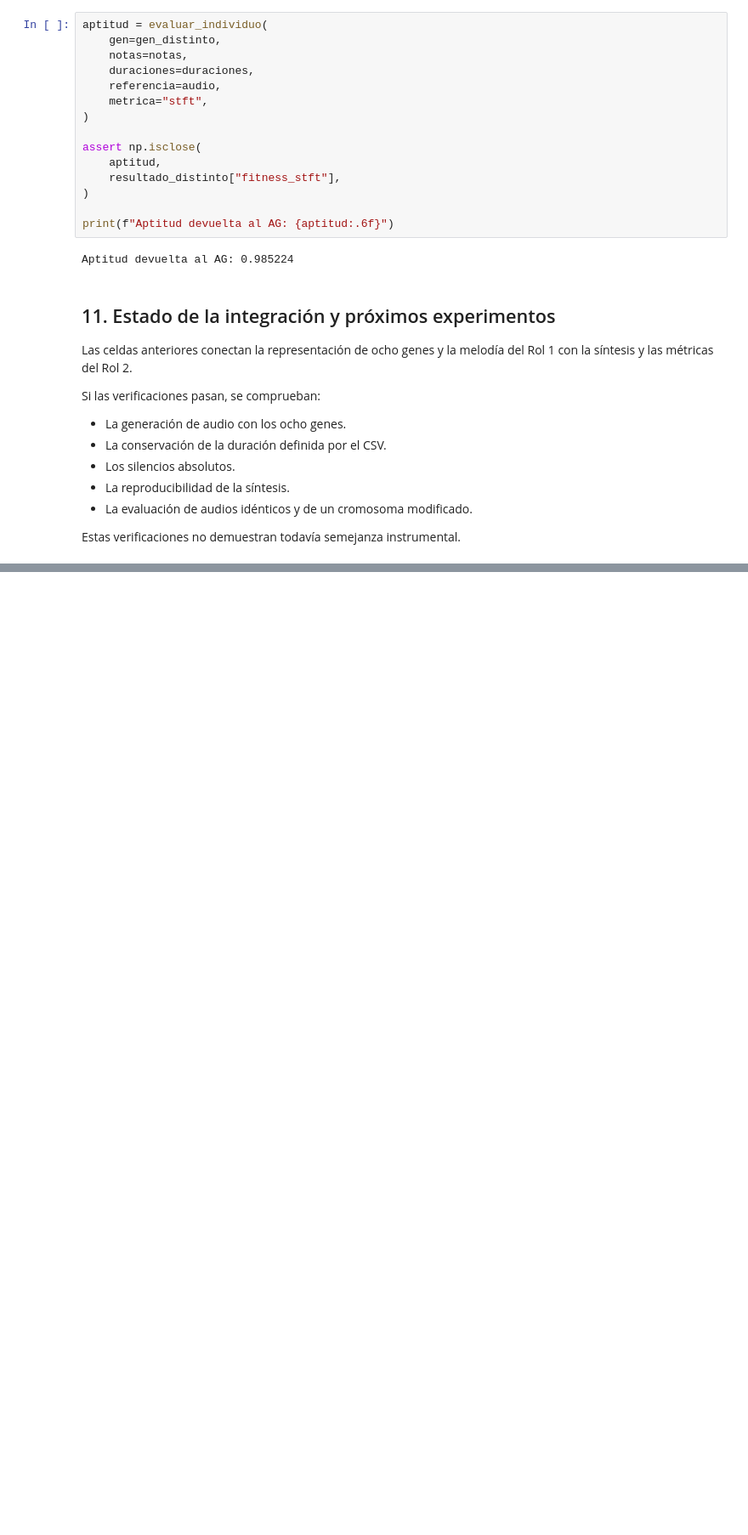
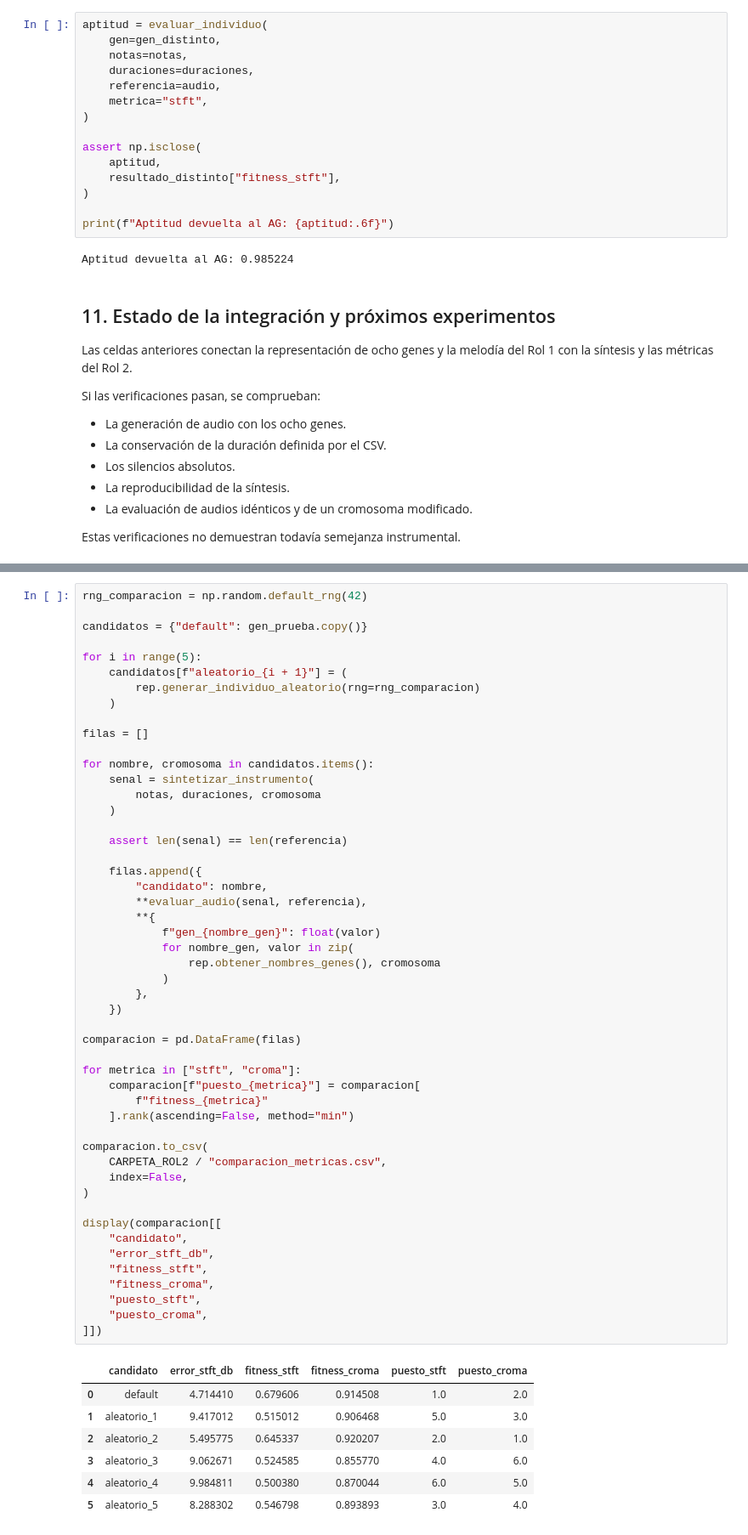
Before and after one commit to AlejoHuay/silbido-a-instrumento-prototipo-AG-IA, a Jupyter notebook: notebooks/02_rol2_sintesis_fitness.ipynb, the cells around one changed output, grey strips where cells are left out. Shown at 85% size. Drawn from its saved outputs; the diff is of its cells as text; blank space fills up the shorter version.

```diff
--- a/notebooks/02_rol2_sintesis_fitness.ipynb
+++ b/notebooks/02_rol2_sintesis_fitness.ipynb
@@ -480,0 +743,58 @@ Estas verificaciones no demuestran todavía semejanza instrumental.
+# %%
+rng_comparacion = np.random.default_rng(42)
+
+candidatos = {"default": gen_prueba.copy()}
+
+for i in range(5):
+    candidatos[f"aleatorio_{i + 1}"] = (
+        rep.generar_individuo_aleatorio(rng=rng_comparacion)
+    )
+
+filas = []
+
+for nombre, cromosoma in candidatos.items():
+    senal = sintetizar_instrumento(
+        notas, duraciones, cromosoma
+    )
+
+    assert len(senal) == len(referencia)
+
+    filas.append({
+        "candidato": nombre,
+        **evaluar_audio(senal, referencia),
+        **{
+            f"gen_{nombre_gen}": float(valor)
+            for nombre_gen, valor in zip(
+                rep.obtener_nombres_genes(), cromosoma
+            )
+        },
+    })
+
+comparacion = pd.DataFrame(filas)
+
+for metrica in ["stft", "croma"]:
+    comparacion[f"puesto_{metrica}"] = comparacion[
+        f"fitness_{metrica}"
+    ].rank(ascending=False, method="min")
+
+comparacion.to_csv(
+    CARPETA_ROL2 / "comparacion_metricas.csv",
+    index=False,
+)
+
+display(comparacion[[
+    "candidato",
+    "error_stft_db",
+    "fitness_stft",
+    "fitness_croma",
+    "puesto_stft",
+    "puesto_croma",
+]])
+# %% [output]
+|  | candidato | error_stft_db | fitness_stft | fitness_croma | puesto_stft | puesto_croma |
+| 0 | default | 4.714410 | 0.679606 | 0.914508 | 1.0 | 2.0 |
+| 1 | aleatorio_1 | 9.417012 | 0.515012 | 0.906468 | 5.0 | 3.0 |
+| 2 | aleatorio_2 | 5.495775 | 0.645337 | 0.920207 | 2.0 | 1.0 |
+| 3 | aleatorio_3 | 9.062671 | 0.524585 | 0.855770 | 4.0 | 6.0 |
+| 4 | aleatorio_4 | 9.984811 | 0.500380 | 0.870044 | 6.0 | 5.0 |
+| 5 | aleatorio_5 | 8.288302 | 0.546798 | 0.893893 | 3.0 | 4.0 |
```
Also changed, not shown: parts of 8 cells of this notebook, 16 other files.
